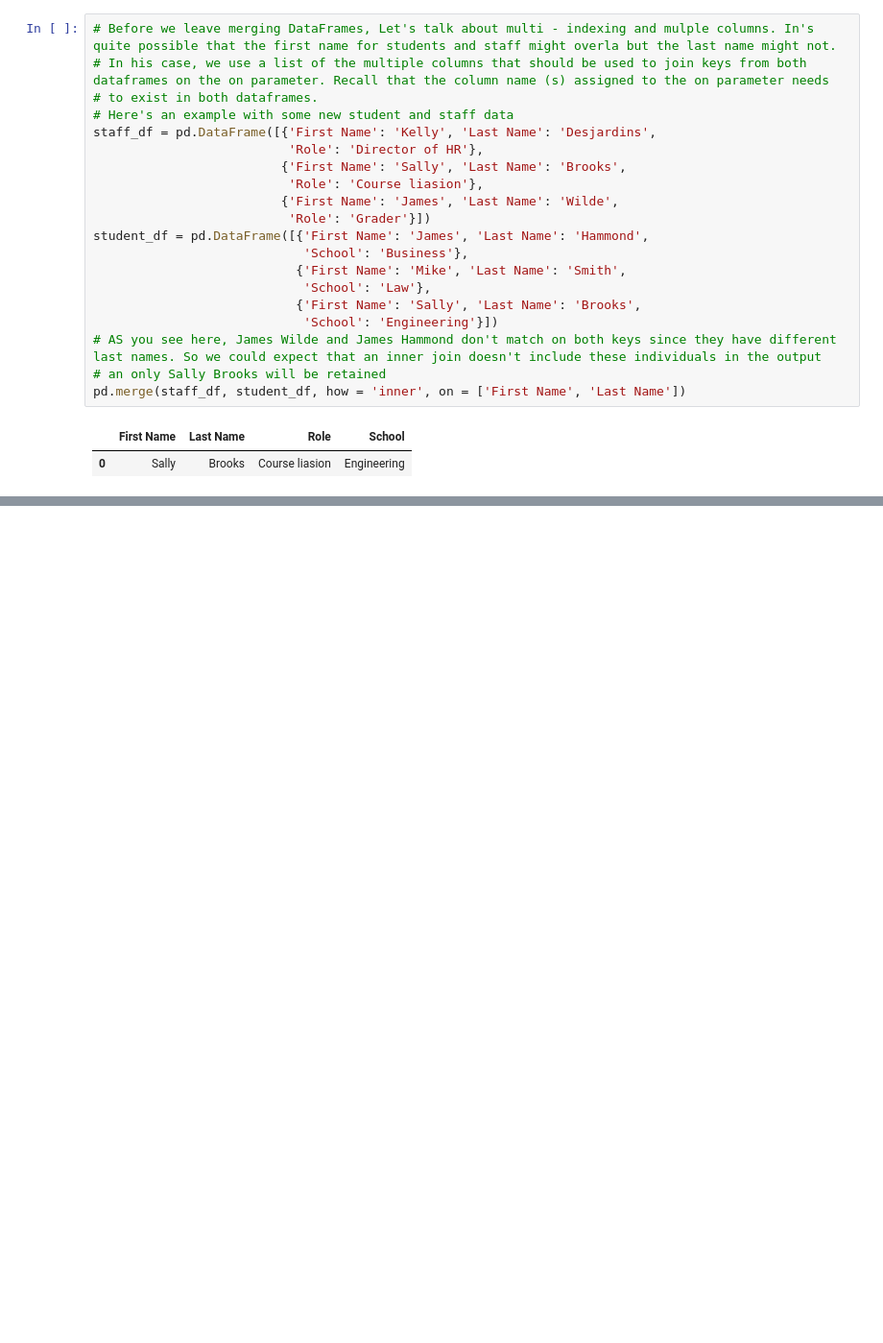
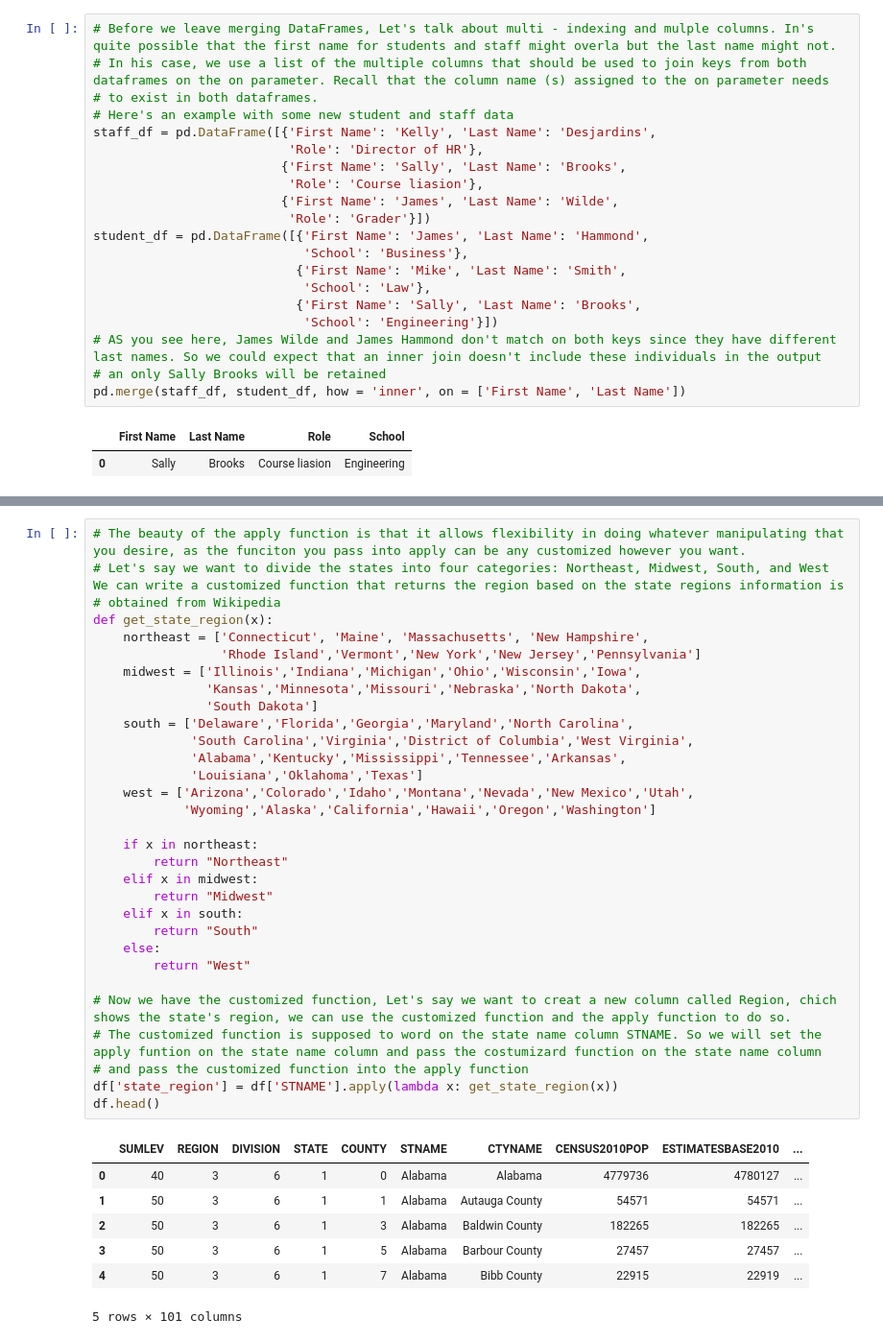
Before and after one commit to Gonza740/first_steps, a Jupyter notebook: advancedDataFrames.ipynb, the cells around one changed output, grey strips where cells are left out. Shown at 96% size. Cells and saved outputs as stored; diff of their text form; blank space fills up the shorter version.

```diff
--- a/advancedDataFrames.ipynb
+++ b/advancedDataFrames.ipynb
@@ -137,0 +290,39 @@ pd.merge(staff_df, student_df, how = 'inner', on = ['First Name', 'Last Name'])
+# %%
+# The beauty of the apply function is that it allows flexibility in doing whatever manipulating that you desire, as the funciton you pass into apply can be any customized however you want.
+# Let's say we want to divide the states into four categories: Northeast, Midwest, South, and West We can write a customized function that returns the region based on the state regions information is
+# obtained from Wikipedia
+def get_state_region(x):
+    northeast = ['Connecticut', 'Maine', 'Massachusetts', 'New Hampshire',
+                 'Rhode Island','Vermont','New York','New Jersey','Pennsylvania']
+    midwest = ['Illinois','Indiana','Michigan','Ohio','Wisconsin','Iowa',
+               'Kansas','Minnesota','Missouri','Nebraska','North Dakota',
+               'South Dakota']
+    south = ['Delaware','Florida','Georgia','Maryland','North Carolina',
+             'South Carolina','Virginia','District of Columbia','West Virginia',
+             'Alabama','Kentucky','Mississippi','Tennessee','Arkansas',
+             'Louisiana','Oklahoma','Texas']
+    west = ['Arizona','Colorado','Idaho','Montana','Nevada','New Mexico','Utah',
+            'Wyoming','Alaska','California','Hawaii','Oregon','Washington']
+
+    if x in northeast:
+        return "Northeast"
+    elif x in midwest:
+        return "Midwest"
+    elif x in south:
+        return "South"
+    else:
+        return "West"
+
+# Now we have the customized function, Let's say we want to creat a new column called Region, chich shows the state's region, we can use the customized function and the apply function to do so.
+# The customized function is supposed to word on the state name column STNAME. So we will set the apply funtion on the state name column and pass the costumizard function on the state name column
+# and pass the customized function into the apply function
+df['state_region'] = df['STNAME'].apply(lambda x: get_state_region(x))
+df.head()
+# %% [output]
+|  | SUMLEV | REGION | DIVISION | STATE | COUNTY | STNAME | CTYNAME | CENSUS2010POP | ESTIMATESBASE2010 | ... |
+| 0 | 40 | 3 | 6 | 1 | 0 | Alabama | Alabama | 4779736 | 4780127 | ... |
+| 1 | 50 | 3 | 6 | 1 | 1 | Alabama | Autauga County | 54571 | 54571 | ... |
+| 2 | 50 | 3 | 6 | 1 | 3 | Alabama | Baldwin County | 182265 | 182265 | ... |
+| 3 | 50 | 3 | 6 | 1 | 5 | Alabama | Barbour County | 27457 | 27457 | ... |
+| 4 | 50 | 3 | 6 | 1 | 7 | Alabama | Bibb County | 22915 | 22919 | ... |
+5 rows × 101 columns
```
Also changed, not shown: parts of 70 cells of this notebook, 9 other files.
